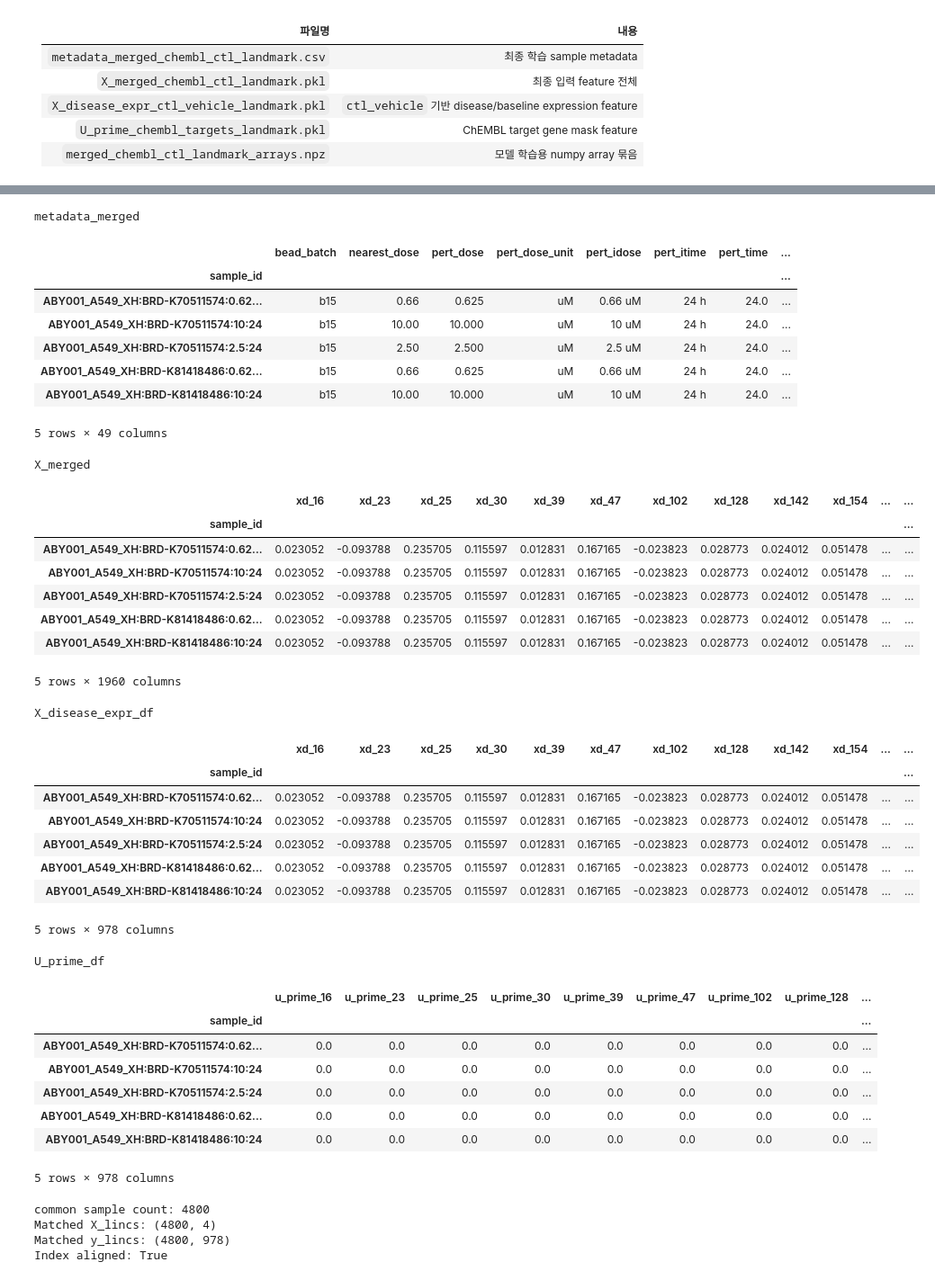
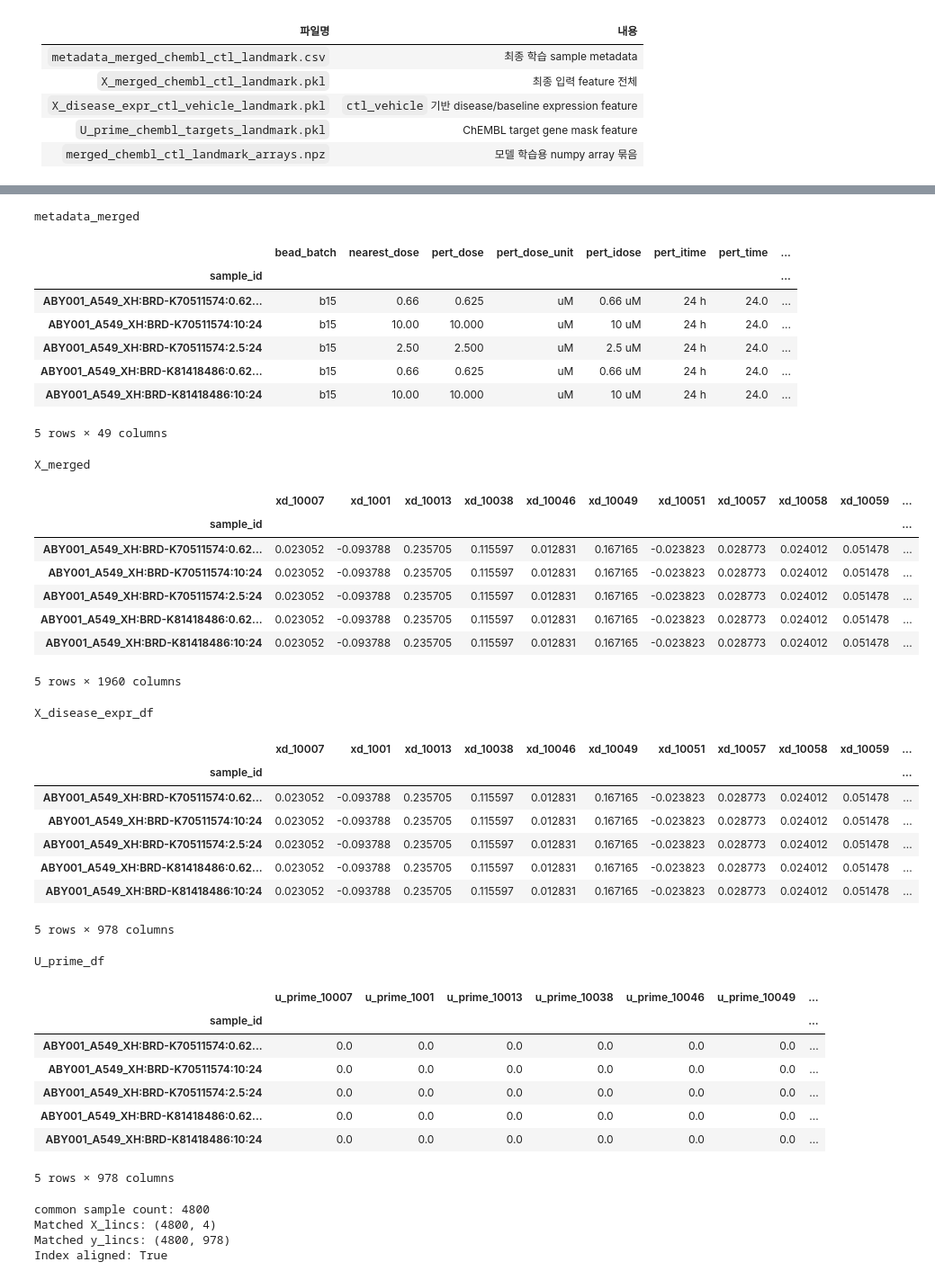
Before and after one commit to coticoger/ml_project, a Jupyter notebook: processed.ipynb, the cells around one changed output, grey strips where cells are left out. Shown at 90% size. Saved outputs shown, nothing was run; the diff lists cells and outputs as text; code cells hidden in the pictures.

```diff
--- a/processed.ipynb
+++ b/processed.ipynb
@@ -594,62 +627,74 @@ Saved files to: ./processed/input
 # %%
 import os
 import numpy as np
 import pandas as pd
 
 OUT_DIR = "./processed/result"
 
-metadata_merged = pd.read_csv(os.path.join(OUT_DIR, "metadata_merged_chembl_ctl_landmark.csv"), index_col=0)
-X_merged = pd.read_pickle(os.path.join(OUT_DIR, "X_merged_chembl_ctl_landmark.pkl"))
-X_disease_expr_df = pd.read_pickle(os.path.join(OUT_DIR, "diseased_expr.pkl"))
-U_prime_df = pd.read_pickle(os.path.join(OUT_DIR, "target.pkl"))
+metadata_merged = pd.read_csv(
+    os.path.join(OUT_DIR, "metadata_merged_chembl_ctl_landmark.csv"),
+    index_col=0
+)
+
+X_merged = pd.read_parquet(
+    os.path.join(OUT_DIR, "X_merged_chembl_ctl_landmark.parquet")
+)
+
+X_disease_expr_df = pd.read_parquet(
+    os.path.join(OUT_DIR, "X_disease_expr_ctl_vehicle_landmark.parquet")
+)
+
+U_prime_df = pd.read_parquet(
+    os.path.join(OUT_DIR, "U_prime_chembl_targets_landmark.parquet")
+)
 
 print("metadata_merged")
 display(metadata_merged.head())
 
 print("X_merged")
 display(X_merged.head())
 
 print("X_disease_expr_df")
 display(X_disease_expr_df.head())
 
 print("U_prime_df")
 display(U_prime_df.head())
 # %% [output]
 metadata_merged
 |  | bead_batch | nearest_dose | pert_dose | pert_dose_unit | pert_idose | pert_itime | pert_time | ... |
 | sample_id |  |  |  |  |  |  |  | ... |
 | ABY001_A549_XH:BRD-K70511574:0.62... | b15 | 0.66 | 0.625 | uM | 0.66 uM | 24 h | 24.0 | ... |
 | ABY001_A549_XH:BRD-K70511574:10:24 | b15 | 10.00 | 10.000 | uM | 10 uM | 24 h | 24.0 | ... |
 | ABY001_A549_XH:BRD-K70511574:2.5:24 | b15 | 2.50 | 2.500 | uM | 2.5 uM | 24 h | 24.0 | ... |
 | ABY001_A549_XH:BRD-K81418486:0.62... | b15 | 0.66 | 0.625 | uM | 0.66 uM | 24 h | 24.0 | ... |
 | ABY001_A549_XH:BRD-K81418486:10:24 | b15 | 10.00 | 10.000 | uM | 10 uM | 24 h | 24.0 | ... |
 5 rows × 49 columns
 X_merged
-|  | xd_16 | xd_23 | xd_25 | xd_30 | xd_39 | xd_47 | xd_102 | xd_128 | xd_142 | xd_154 | ... | ... |
-| sample_id |  |  |  |  |  |  |  |  |  |  |  | ... |
-| ABY001_A549_XH:BRD-K70511574:0.62... | 0.023052 | -0.093788 | 0.235705 | 0.115597 | 0.012831 | 0.167165 | -0.023823 | 0.028773 | 0.024012 | 0.051478 | ... | ... |
-| ABY001_A549_XH:BRD-K70511574:10:24 | 0.023052 | -0.093788 | 0.235705 | 0.115597 | 0.012831 | 0.167165 | -0.023823 | 0.028773 | 0.024012 | 0.051478 | ... | ... |
-| ABY001_A549_XH:BRD-K70511574:2.5:24 | 0.023052 | -0.093788 | 0.235705 | 0.115597 | 0.012831 | 0.167165 | -0.023823 | 0.028773 | 0.024012 | 0.051478 | ... | ... |
-| ABY001_A549_XH:BRD-K81418486:0.62... | 0.023052 | -0.093788 | 0.235705 | 0.115597 | 0.012831 | 0.167165 | -0.023823 | 0.028773 | 0.024012 | 0.051478 | ... | ... |
-| ABY001_A549_XH:BRD-K81418486:10:24 | 0.023052 | -0.093788 | 0.235705 | 0.115597 | 0.012831 | 0.167165 | -0.023823 | 0.028773 | 0.024012 | 0.051478 | ... | ... |
+|  | xd_10007 | xd_1001 | xd_10013 | xd_10038 | xd_10046 | xd_10049 | xd_10051 | xd_10057 | xd_10058 | xd_10059 | ... |
+| sample_id |  |  |  |  |  |  |  |  |  |  | ... |
+| ABY001_A549_XH:BRD-K70511574:0.62... | 0.023052 | -0.093788 | 0.235705 | 0.115597 | 0.012831 | 0.167165 | -0.023823 | 0.028773 | 0.024012 | 0.051478 | ... |
+| ABY001_A549_XH:BRD-K70511574:10:24 | 0.023052 | -0.093788 | 0.235705 | 0.115597 | 0.012831 | 0.167165 | -0.023823 | 0.028773 | 0.024012 | 0.051478 | ... |
+| ABY001_A549_XH:BRD-K70511574:2.5:24 | 0.023052 | -0.093788 | 0.235705 | 0.115597 | 0.012831 | 0.167165 | -0.023823 | 0.028773 | 0.024012 | 0.051478 | ... |
+| ABY001_A549_XH:BRD-K81418486:0.62... | 0.023052 | -0.093788 | 0.235705 | 0.115597 | 0.012831 | 0.167165 | -0.023823 | 0.028773 | 0.024012 | 0.051478 | ... |
+| ABY001_A549_XH:BRD-K81418486:10:24 | 0.023052 | -0.093788 | 0.235705 | 0.115597 | 0.012831 | 0.167165 | -0.023823 | 0.028773 | 0.024012 | 0.051478 | ... |
 5 rows × 1960 columns
 X_disease_expr_df
-|  | xd_16 | xd_23 | xd_25 | xd_30 | xd_39 | xd_47 | xd_102 | xd_128 | xd_142 | xd_154 | ... | ... |
-| sample_id |  |  |  |  |  |  |  |  |  |  |  | ... |
-| ABY001_A549_XH:BRD-K70511574:0.62... | 0.023052 | -0.093788 | 0.235705 | 0.115597 | 0.012831 | 0.167165 | -0.023823 | 0.028773 | 0.024012 | 0.051478 | ... | ... |
-| ABY001_A549_XH:BRD-K70511574:10:24 | 0.023052 | -0.093788 | 0.235705 | 0.115597 | 0.012831 | 0.167165 | -0.023823 | 0.028773 | 0.024012 | 0.051478 | ... | ... |
-| ABY001_A549_XH:BRD-K70511574:2.5:24 | 0.023052 | -0.093788 | 0.235705 | 0.115597 | 0.012831 | 0.167165 | -0.023823 | 0.028773 | 0.024012 | 0.051478 | ... | ... |
-| ABY001_A549_XH:BRD-K81418486:0.62... | 0.023052 | -0.093788 | 0.235705 | 0.115597 | 0.012831 | 0.167165 | -0.023823 | 0.028773 | 0.024012 | 0.051478 | ... | ... |
-| ABY001_A549_XH:BRD-K81418486:10:24 | 0.023052 | -0.093788 | 0.235705 | 0.115597 | 0.012831 | 0.167165 | -0.023823 | 0.028773 | 0.024012 | 0.051478 | ... | ... |
+|  | xd_10007 | xd_1001 | xd_10013 | xd_10038 | xd_10046 | xd_10049 | xd_10051 | xd_10057 | xd_10058 | xd_10059 | ... |
+| sample_id |  |  |  |  |  |  |  |  |  |  | ... |
+| ABY001_A549_XH:BRD-K70511574:0.62... | 0.023052 | -0.093788 | 0.235705 | 0.115597 | 0.012831 | 0.167165 | -0.023823 | 0.028773 | 0.024012 | 0.051478 | ... |
+| ABY001_A549_XH:BRD-K70511574:10:24 | 0.023052 | -0.093788 | 0.235705 | 0.115597 | 0.012831 | 0.167165 | -0.023823 | 0.028773 | 0.024012 | 0.051478 | ... |
+| ABY001_A549_XH:BRD-K70511574:2.5:24 | 0.023052 | -0.093788 | 0.235705 | 0.115597 | 0.012831 | 0.167165 | -0.023823 | 0.028773 | 0.024012 | 0.051478 | ... |
+| ABY001_A549_XH:BRD-K81418486:0.62... | 0.023052 | -0.093788 | 0.235705 | 0.115597 | 0.012831 | 0.167165 | -0.023823 | 0.028773 | 0.024012 | 0.051478 | ... |
+| ABY001_A549_XH:BRD-K81418486:10:24 | 0.023052 | -0.093788 | 0.235705 | 0.115597 | 0.012831 | 0.167165 | -0.023823 | 0.028773 | 0.024012 | 0.051478 | ... |
 5 rows × 978 columns
 U_prime_df
-|  | u_prime_16 | u_prime_23 | u_prime_25 | u_prime_30 | u_prime_39 | u_prime_47 | u_prime_102 | u_prime_128 | ... |
-| sample_id |  |  |  |  |  |  |  |  | ... |
-| ABY001_A549_XH:BRD-K70511574:0.62... | 0.0 | 0.0 | 0.0 | 0.0 | 0.0 | 0.0 | 0.0 | 0.0 | ... |
-| ABY001_A549_XH:BRD-K70511574:10:24 | 0.0 | 0.0 | 0.0 | 0.0 | 0.0 | 0.0 | 0.0 | 0.0 | ... |
-| ABY001_A549_XH:BRD-K70511574:2.5:24 | 0.0 | 0.0 | 0.0 | 0.0 | 0.0 | 0.0 | 0.0 | 0.0 | ... |
-| ABY001_A549_XH:BRD-K81418486:0.62... | 0.0 | 0.0 | 0.0 | 0.0 | 0.0 | 0.0 | 0.0 | 0.0 | ... |
-| ABY001_A549_XH:BRD-K81418486:10:24 | 0.0 | 0.0 | 0.0 | 0.0 | 0.0 | 0.0 | 0.0 | 0.0 | ... |
+|  | u_prime_10007 | u_prime_1001 | u_prime_10013 | u_prime_10038 | u_prime_10046 | u_prime_10049 | ... |
+| sample_id |  |  |  |  |  |  | ... |
+| ABY001_A549_XH:BRD-K70511574:0.62... | 0.0 | 0.0 | 0.0 | 0.0 | 0.0 | 0.0 | ... |
+| ABY001_A549_XH:BRD-K70511574:10:24 | 0.0 | 0.0 | 0.0 | 0.0 | 0.0 | 0.0 | ... |
+| ABY001_A549_XH:BRD-K70511574:2.5:24 | 0.0 | 0.0 | 0.0 | 0.0 | 0.0 | 0.0 | ... |
+| ABY001_A549_XH:BRD-K81418486:0.62... | 0.0 | 0.0 | 0.0 | 0.0 | 0.0 | 0.0 | ... |
+| ABY001_A549_XH:BRD-K81418486:10:24 | 0.0 | 0.0 | 0.0 | 0.0 | 0.0 | 0.0 | ... |
 5 rows × 978 columns
 # %%
 target_ids = metadata_merged.index.astype(str)
```
Also changed, not shown: parts of 20 cells of this notebook.
